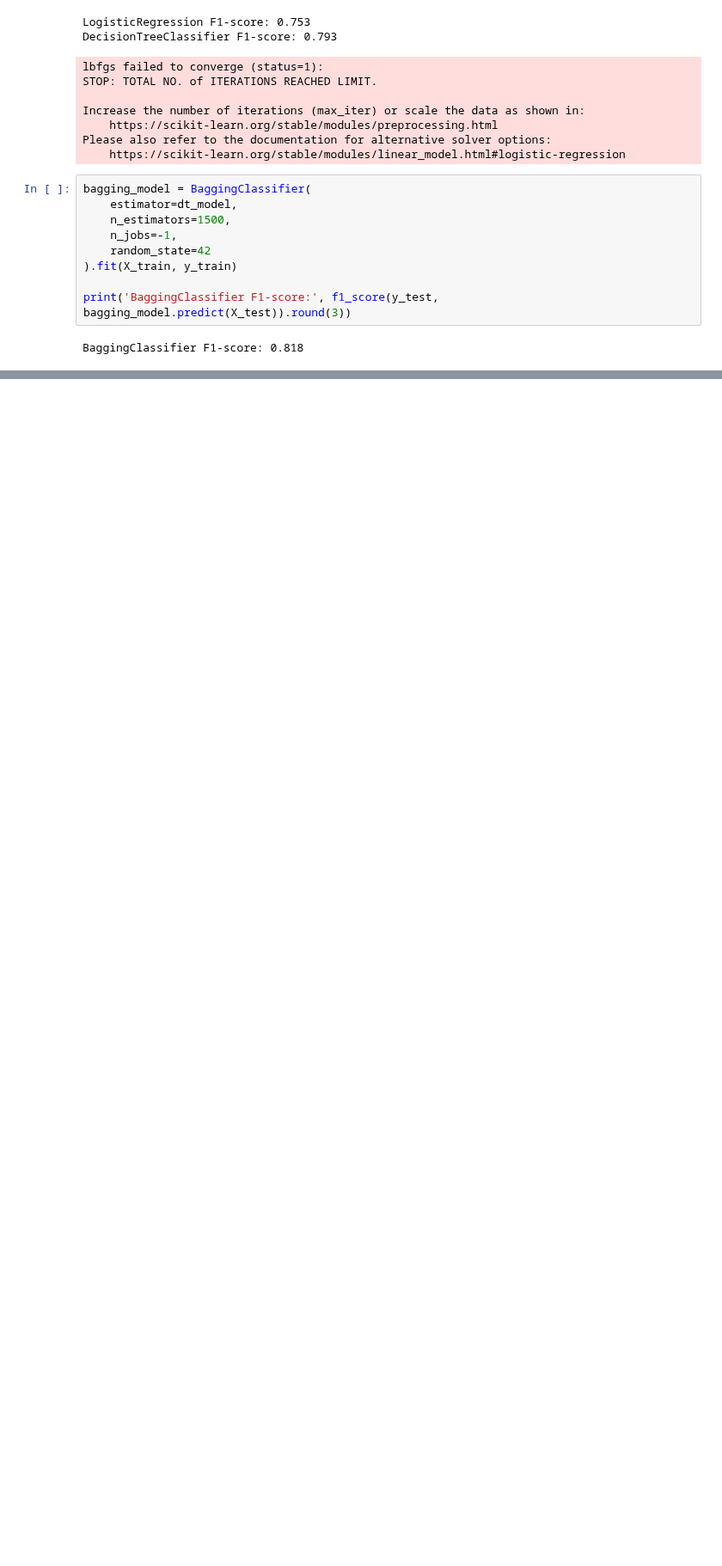
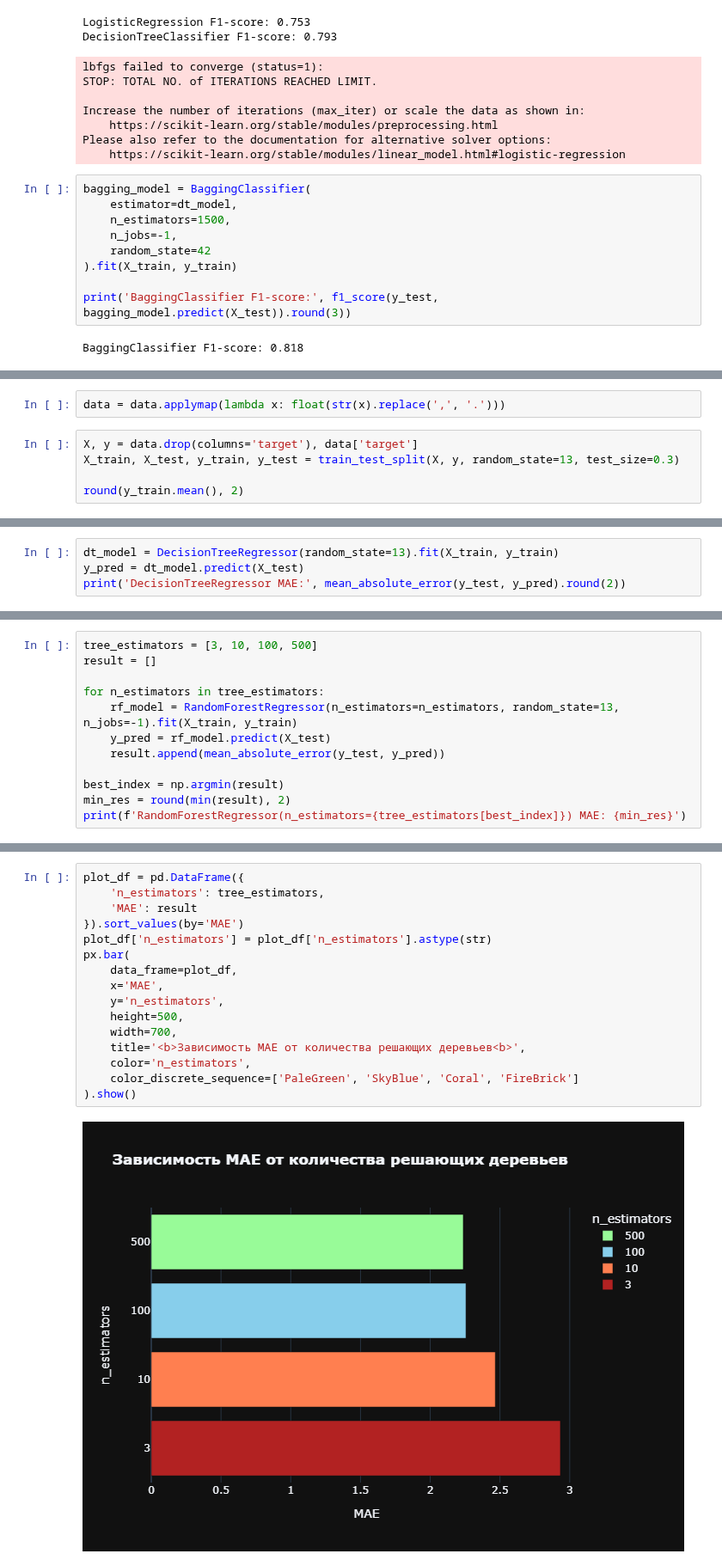
Before and after one commit to ScReameer/DS-learning, a Jupyter notebook: Math/Block-6/Module-9. Ensembles/Practice.ipynb, the cells around one changed output, grey strips where cells are left out. Shown at 86% size. Cells and saved outputs as stored; diff of their text form; blank space fills up the shorter version.

Commit message:
random forest

```diff
--- a/Math/Block-6/Module-9. Ensembles/Practice.ipynb
+++ b/Math/Block-6/Module-9. Ensembles/Practice.ipynb
@@ -126,0 +140,7 @@ BaggingClassifier F1-score: 0.818
+# %%
+data = data.applymap(lambda x: float(str(x).replace(',', '.')))
+# %%
+X, y = data.drop(columns='target'), data['target']
+X_train, X_test, y_train, y_test = train_test_split(X, y, random_state=13, test_size=0.3)
+
+round(y_train.mean(), 2)
@@ -126,0 +155,4 @@ BaggingClassifier F1-score: 0.818
+# %%
+dt_model = DecisionTreeRegressor(random_state=13).fit(X_train, y_train)
+y_pred = dt_model.predict(X_test)
+print('DecisionTreeRegressor MAE:', mean_absolute_error(y_test, y_pred).round(2))
@@ -126,0 +161,12 @@ BaggingClassifier F1-score: 0.818
+# %%
+tree_estimators = [3, 10, 100, 500]
+result = []
+
+for n_estimators in tree_estimators:
+    rf_model = RandomForestRegressor(n_estimators=n_estimators, random_state=13, n_jobs=-1).fit(X_train, y_train)
+    y_pred = rf_model.predict(X_test)
+    result.append(mean_absolute_error(y_test, y_pred))
+
+best_index = np.argmin(result)
+min_res = round(min(result), 2)
+print(f'RandomForestRegressor(n_estimators={tree_estimators[best_index]}) MAE: {min_res}')
@@ -126,0 +175,18 @@ BaggingClassifier F1-score: 0.818
+# %%
+plot_df = pd.DataFrame({
+    'n_estimators': tree_estimators,
+    'MAE': result
+}).sort_values(by='MAE')
+plot_df['n_estimators'] = plot_df['n_estimators'].astype(str)
+px.bar(
+    data_frame=plot_df,
+    x='MAE',
+    y='n_estimators',
+    height=500,
+    width=700,
+    title='<b>Зависимость MAE от количества решающих деревьев<b>',
+    color='n_estimators',
+    color_discrete_sequence=['PaleGreen', 'SkyBlue', 'Coral', 'FireBrick']
+).show()
+# %% [output]
+[figure, added]
```
Also changed, not shown: parts of 7 cells of this notebook, 1 other file.
